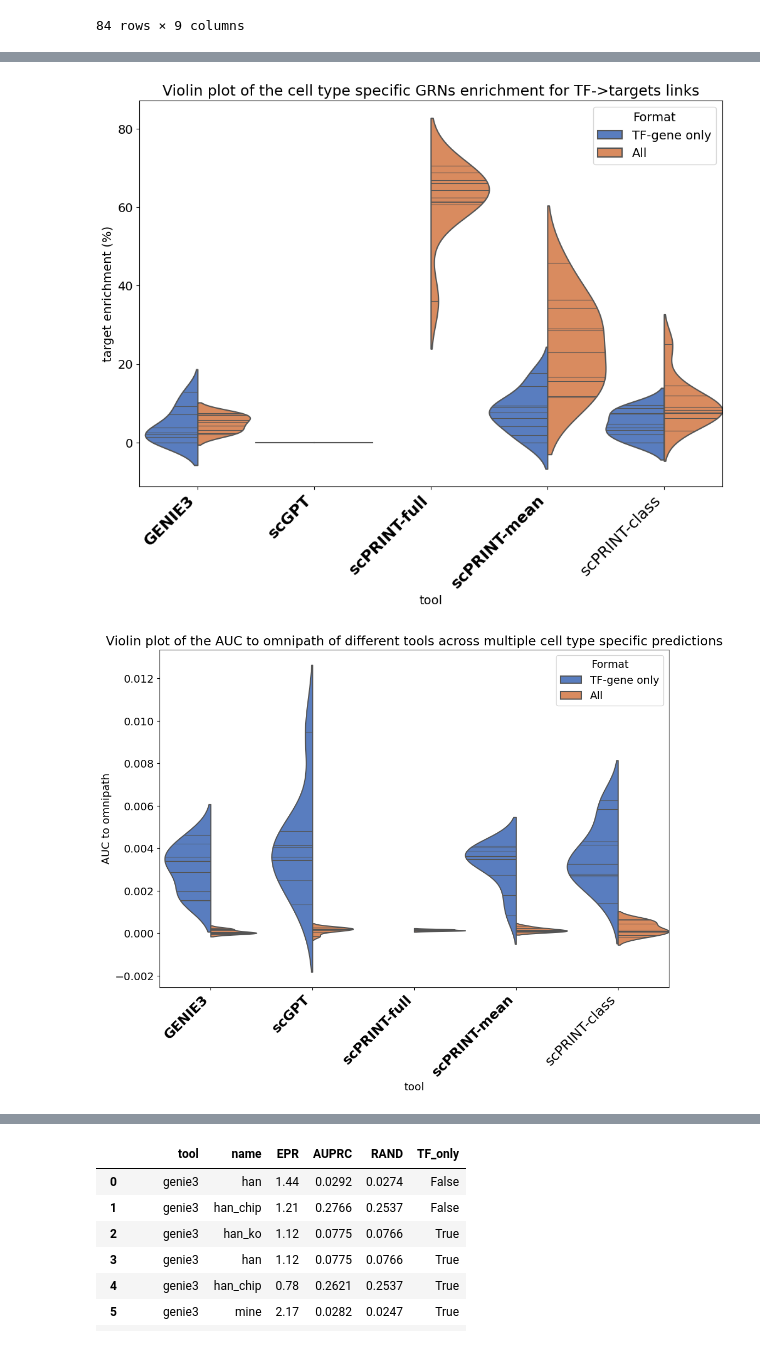
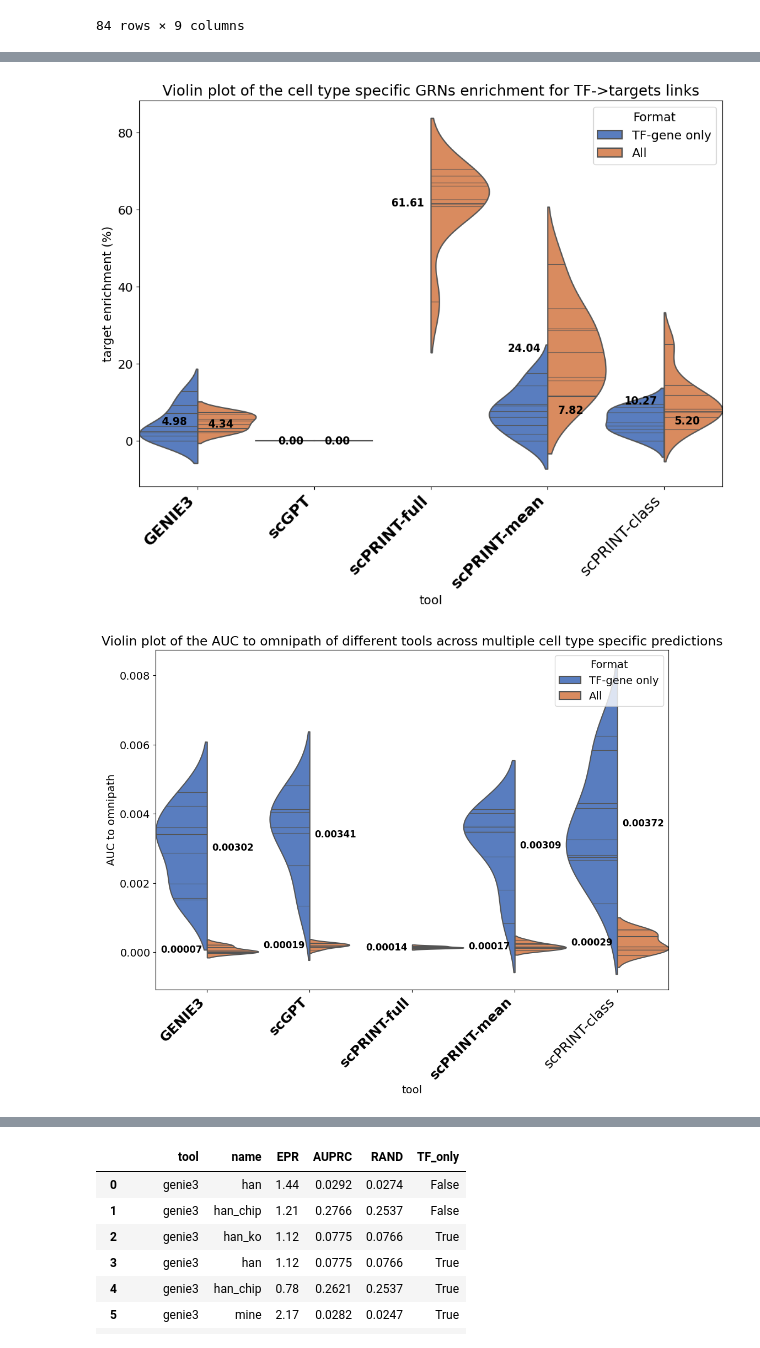
Before and after one commit to jkobject/scPRINT, a Jupyter notebook: figures/plot_results.ipynb, the cells around one changed output, grey strips where cells are left out. Saved outputs shown, nothing was run; the diff lists cells and outputs as text; code cells hidden in the pictures.

```diff
--- a/figures/plot_results.ipynb
+++ b/figures/plot_results.ipynb
@@ -32,6 +38,13 @@ KeyError: 'TF_only'
 plt.figure(figsize=(12, 8))
 violin_plot = sns.violinplot(x='tool', y='EPR', hue="Format", data=res, split=True, density_norm='count', width=1, linewidth=1.5, palette="muted", inner='stick')
 
+# Add the mean value as text
+mean_values = res.groupby(['tool', 'Format'])['EPR'].mean().reindex(res['tool'].unique(), level=0).reset_index()
+
+for i in range(mean_values.shape[0]):
+    offset = 0.2 if mean_values['Format'][i] == 'TF-gene only' else -0.2
+    xloc = res['tool'].unique().tolist().index(mean_values['tool'][i])
+    violin_plot.text(xloc + offset, mean_values['EPR'][i], f"{mean_values['EPR'][i]:.2f}", color='black', ha="center", va="center", fontsize=12, fontweight='bold')
 # Set the title and labels of the plot
 violin_plot.set_title('Violin plot of the EPR to omnipath across multiple cell type GRNs')
 violin_plot.set_xlabel('tool')
@@ -58,6 +84,13 @@ violin_plot = sns.violinplot(x='tool', y='TF_targ', hue="Format", data=res, spli
 violin_plot.set_title('Violin plot of the cell type specific GRNs enrichment for TF->targets links')
 violin_plot.set_xlabel('tool')
 violin_plot.set_ylabel('target enrichment (%)')
+# Add the mean value as text
+mean_values = res.groupby(['tool', 'Format'])['TF_targ'].mean().reindex(res['tool'].unique(), level=0).reset_index()
+
+for i in range(mean_values.shape[0]):
+    offset = 0.2 if mean_values['Format'][i] == 'TF-gene only' else -0.2
+    xloc = res['tool'].unique().tolist().index(mean_values['tool'][i])
+    violin_plot.text(xloc+offset, mean_values['TF_targ'][i], f"{mean_values['TF_targ'][i]:.2f}", color='black', ha="center", va="center", fontsize=12, fontweight='bold')
 
 # Rotate the x labels for better readability
 xticks_labels = plt.gca().get_xticklabels()
@@ -68,28 +101,36 @@ plt.xticks(ticks=plt.gca().get_xticks(), labels=xticks_labels, rotation=45, ha="
 # Show the plot
 plt.show()
 # %% [output]
-[figure, old version]
+[figure, new version]
 # %%
 res['AUPRC'] = res['AUPRC'] - res['RAND']
+# %%
+res=  res[res.name!="endothelial cell"]
 # %%
 # Create the violin plot
 plt.figure(figsize=(12, 8))
 violin_plot = sns.violinplot(x='tool', y='AUPRC', hue="Format", data=res, split=True, density_norm='count', width=1, linewidth=1.5, palette="muted", inner='stick')
 
 # Set the title and labels of the plot
 violin_plot.set_title('Violin plot of the AUC to omnipath of different tools across multiple cell type specific predictions')
 violin_plot.set_xlabel('tool')
 violin_plot.set_ylabel('AUC to omnipath')
 
+mean_values = res.groupby(['tool', 'Format'])['AUPRC'].mean().reindex(res['tool'].unique(), level=0).reset_index()
+
+for i in range(mean_values.shape[0]):
+    offset = 0.25 if mean_values['Format'][i] == 'TF-gene only' else -0.25
+    xloc = res['tool'].unique().tolist().index(mean_values['tool'][i])
+    violin_plot.text(offset + xloc, mean_values['AUPRC'][i], f"{mean_values['AUPRC'][i]:.5f}", color='black', ha="center", va="center", fontsize=12, fontweight='bold')
 # Rotate the x labels for better readability and increase their size
 # Make the first four x labels bold
 xticks_labels = plt.gca().get_xticklabels()
 for i, label in enumerate(xticks_labels):
     if i < 4:
         label.set_fontweight('bold')
 plt.xticks(ticks=plt.gca().get_xticks(), labels=xticks_labels, rotation=45, ha="right", fontsize=18)
 
 # Show the plot
 plt.show()
 # %% [output]
-[figure, old version]
+[figure, new version]
```
Also changed, not shown: parts of 16 cells of this notebook, 8 other files.
